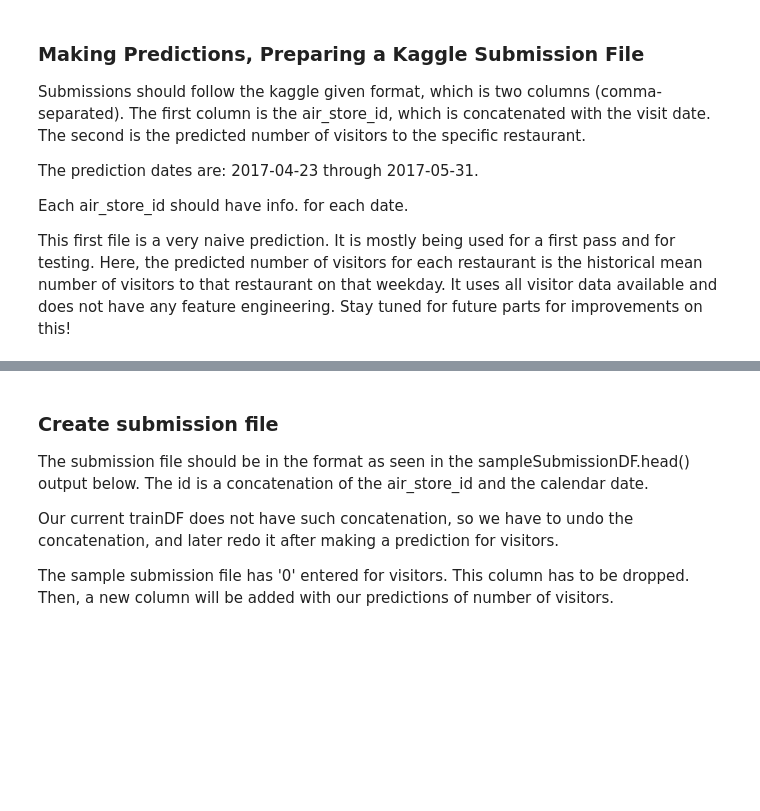
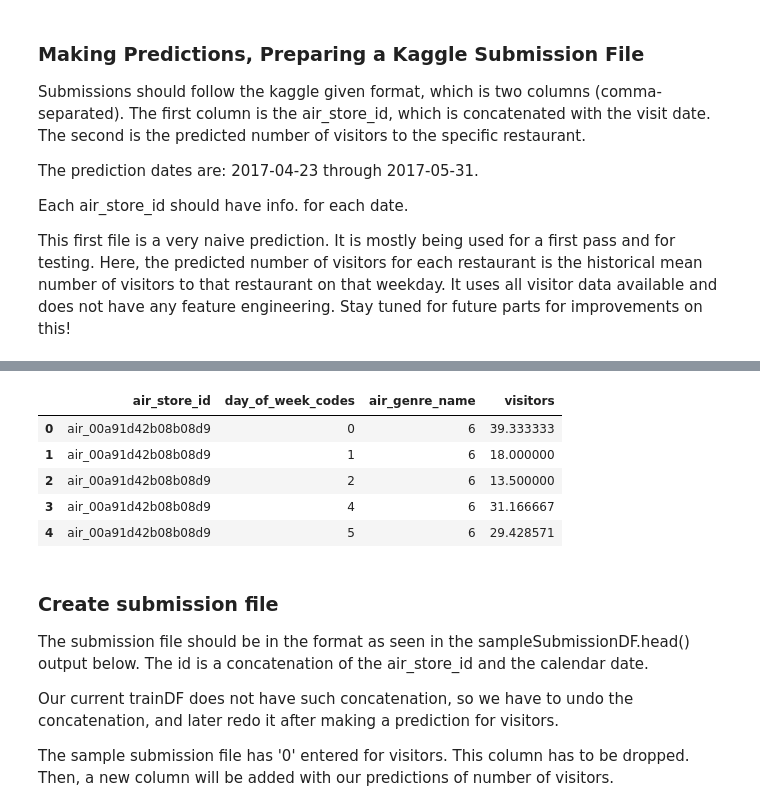
Before and after one commit to jieunyoo/kaggle-recruit-restaurant-predictions, a Jupyter notebook: 04-predictions.ipynb, the cells around one changed output, grey strips where cells are left out. Drawn from its saved outputs; the diff is of its cells as text; code cells hidden in the pictures; blank space fills up the shorter version.

```diff
--- a/04-predictions.ipynb
+++ b/04-predictions.ipynb
@@ -100,3 +100,15 @@ grouped2
+# %%
+grouped2['air_genre_name']=grouped2['air_genre_name'].astype('category')
+grouped2.dtypes
+grouped2['air_genre_name']=grouped2['air_genre_name'].cat.codes
+grouped2.head()
+# %% [output]
+|  | air_store_id | day_of_week_codes | air_genre_name | visitors |
+| 0 | air_00a91d42b08b08d9 | 0 | 6 | 39.333333 |
+| 1 | air_00a91d42b08b08d9 | 1 | 6 | 18.000000 |
+| 2 | air_00a91d42b08b08d9 | 2 | 6 | 13.500000 |
+| 3 | air_00a91d42b08b08d9 | 4 | 6 | 31.166667 |
+| 4 | air_00a91d42b08b08d9 | 5 | 6 | 29.428571 |
 # %%
 grouped3 = grouped.groupby(['air_store_id', 'day_of_week_codes'])['reserve_visitors'].mean()
 # %%
```
Also changed, not shown: parts of 5 cells of this notebook.
